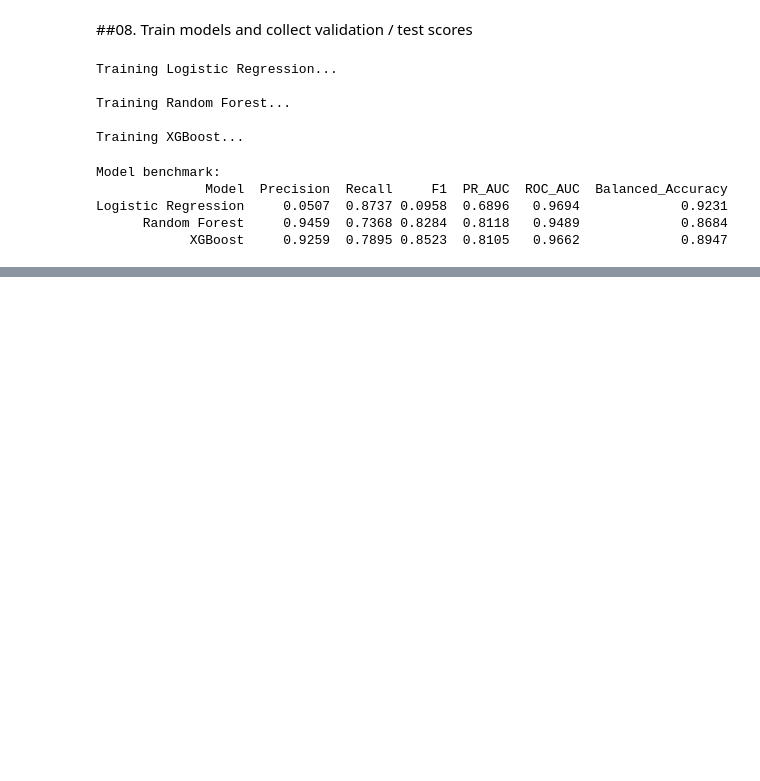
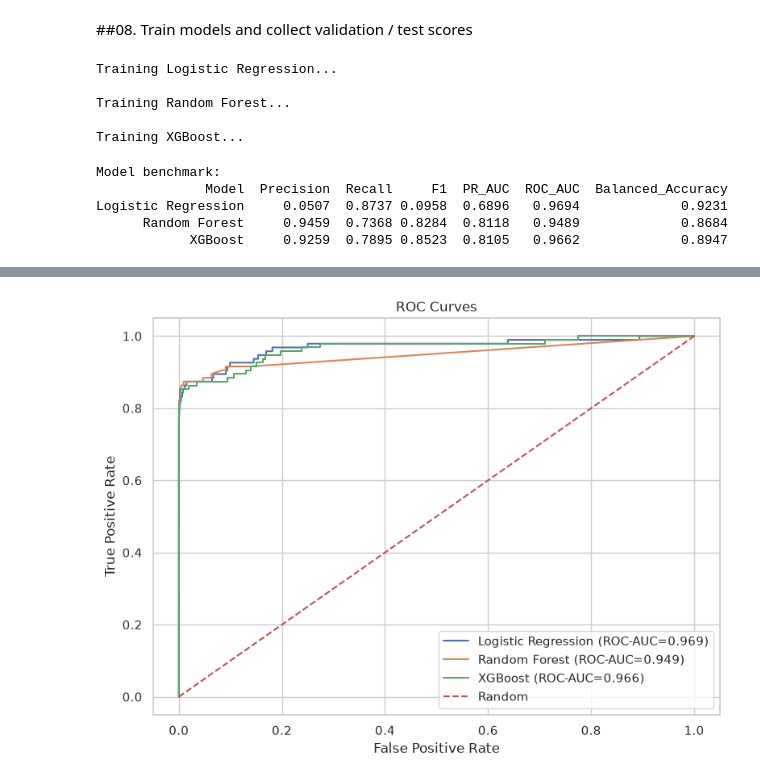
Before and after one commit to to-bits/BehaviorGuard-Customer-Behavioral-Profiling-for-Credit-Card-Fraud-Detection, a Jupyter notebook: BehaviorGuard — Customer Behavioral Profiling for Credit Card Fraud Detection/notebooks/04_final_analysis.ipynb, the cells around one changed output, grey strips where cells are left out. Saved outputs shown, nothing was run; the diff lists cells and outputs as text; code cells hidden in the pictures; blank space fills up the shorter version.

```diff
--- a/BehaviorGuard — Customer Behavioral Profiling for Credit Card Fraud Detection/notebooks/04_final_analysis.ipynb
+++ b/BehaviorGuard — Customer Behavioral Profiling for Credit Card Fraud Detection/notebooks/04_final_analysis.ipynb
@@ -443,0 +525,44 @@ Logistic Regression     0.0507  0.8737 0.0958  0.6896   0.9694             0.923
+# %%
+plt.figure(figsize=(8, 6))
+
+for model_name, test_prob in test_probabilities.items():
+
+    fpr, tpr, _ = roc_curve(
+        y_test,
+        test_prob
+    )
+
+    roc_auc = roc_auc_score(
+        y_test,
+        test_prob
+    )
+
+    plt.plot(
+        fpr,
+        tpr,
+        label=f"{model_name} (ROC-AUC={roc_auc:.3f})"
+    )
+
+plt.plot(
+    [0, 1],
+    [0, 1],
+    linestyle="--",
+    label="Random"
+)
+
+plt.xlabel("False Positive Rate")
+plt.ylabel("True Positive Rate")
+plt.title("ROC Curves")
+plt.legend()
+plt.tight_layout()
+
+plt.show()
+
+plt.savefig(
+    FIGURE_DIR / "roc_curves.png",
+    dpi=300,
+    bbox_inches="tight"
+)
+plt.close()
+# %% [output]
+[figure, added]
```
Also changed, not shown: parts of 4 cells of this notebook, 5 other files.
